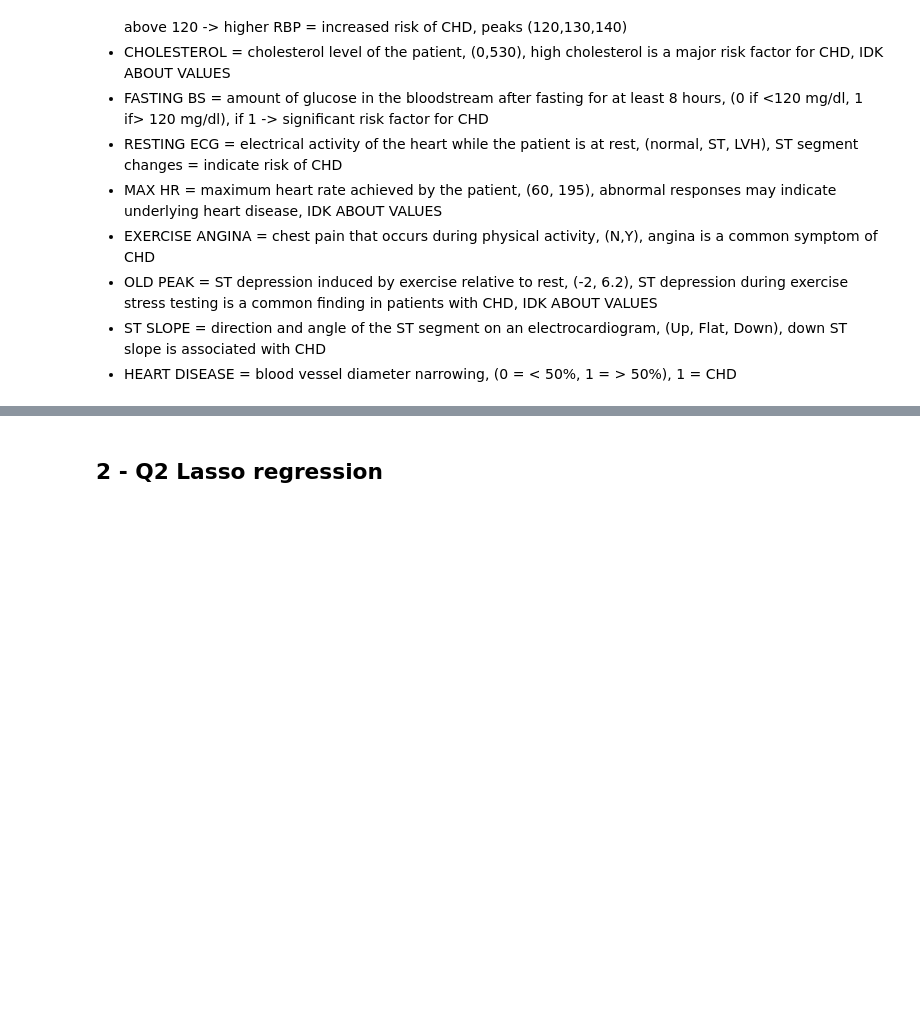
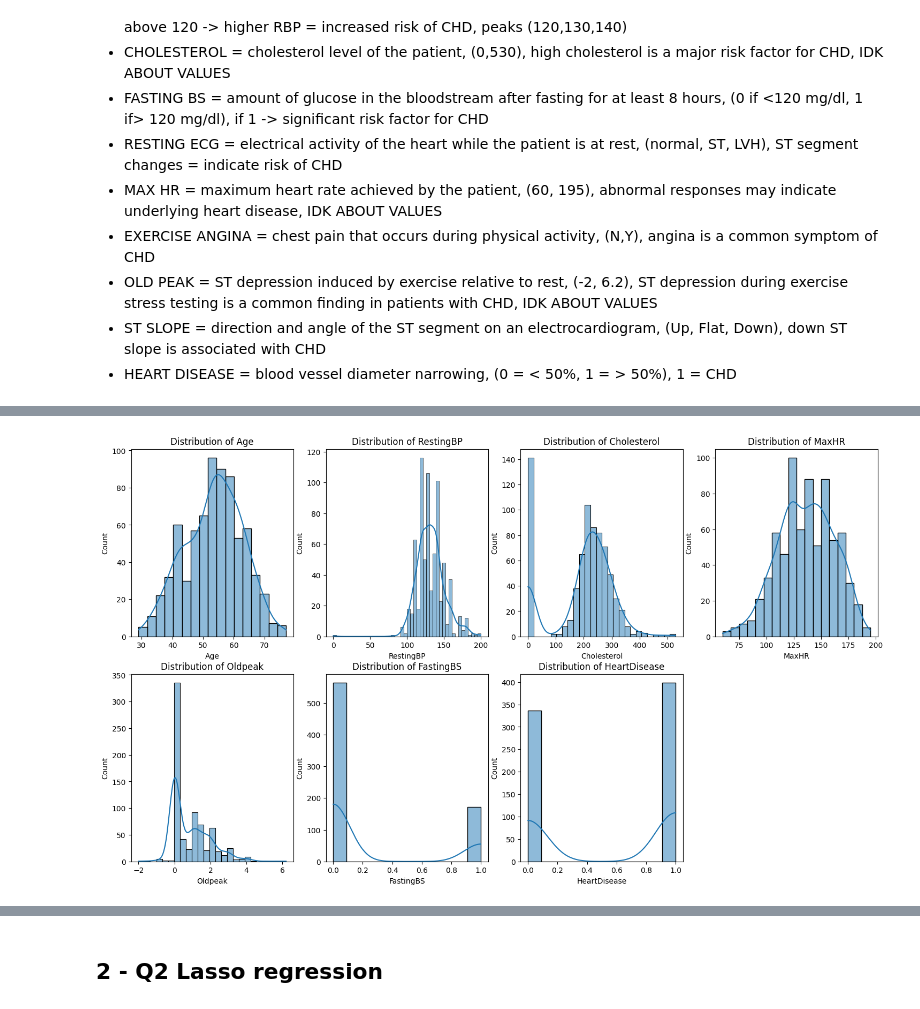
Before and after one commit to nexusfb/ETH-MLxHC-Interpretable-Medical-Data-Classification, a Jupyter notebook: pjt1_pt1.ipynb, the cells around one changed output, grey strips where cells are left out. Saved outputs shown, nothing was run; the diff lists cells and outputs as text; code cells hidden in the pictures; blank space fills up the shorter version.

```diff
--- a/pjt1_pt1.ipynb
+++ b/pjt1_pt1.ipynb
@@ -94,22 +52,0 @@ plt.show()
-# %%
-# 3 - numerical results of the above plots
-# categorical features
-categorical_stats = {}
-for feature in categorical_features:
-    stats = df.groupby([feature, 'HeartDisease']).size().unstack(fill_value=0)
-    categorical_stats[feature] = stats
-# numerical features
-numerical_stats = {}
-for feature in numerical_features:
-    stats = df.groupby('HeartDisease')[feature].describe()
-    numerical_stats[feature] = stats
-
-# display
-print("Categorical Features:")
-for feature, stats in categorical_stats.items():
-    print(f"\n{feature} vs HeartDisease")
-    display(stats)
-print("\nNumerical Features:")
-for feature, stats in numerical_stats.items():
-    print(f"\n{feature} by HeartDisease")
-    display(stats)
@@ -238,0 +111,10 @@ Name: HeartDisease, dtype: float64
+# %%
+# 1 - data distributions
+fig, axes = plt.subplots(2, 4, figsize=(18, 10))
+numerical_features = ['Age', 'RestingBP', 'Cholesterol','MaxHR', 'Oldpeak', 'FastingBS', 'HeartDisease']
+for i, feature in enumerate(numerical_features, start=0):
+    sb.histplot(data=df_train, x=feature, ax=axes[i // 4, i % 4], kde=True)
+    axes[i // 4, i % 4].set_title(f'Distribution of {feature}')
+fig.delaxes(axes[1, 3])
+# %% [output]
+[figure, added]
```
Also changed, not shown: parts of 57 cells of this notebook.
